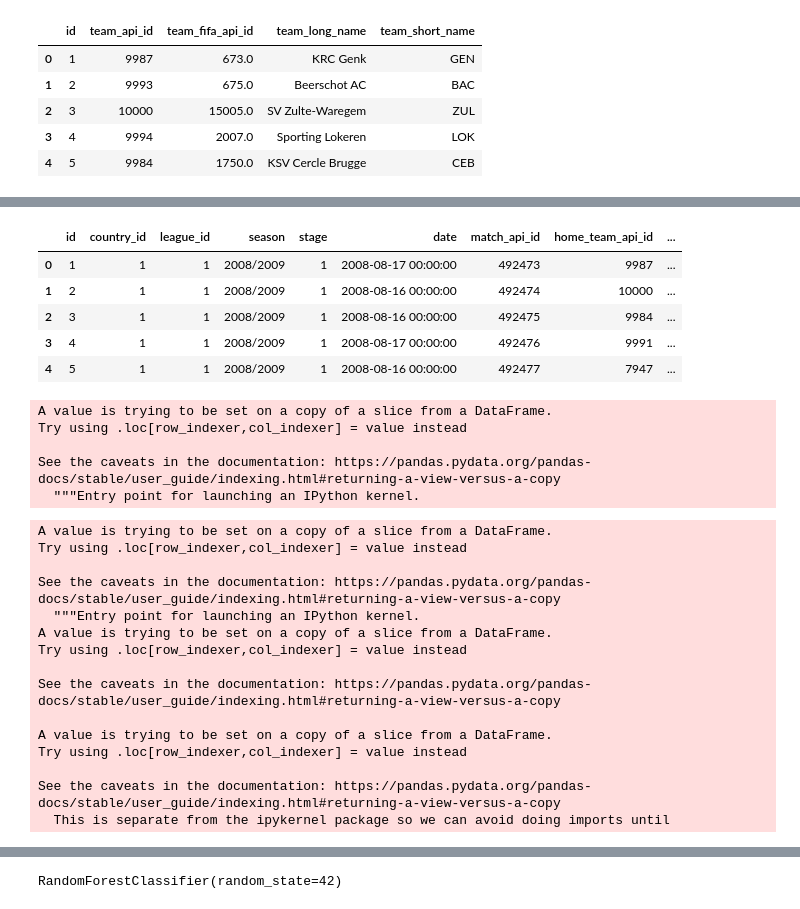
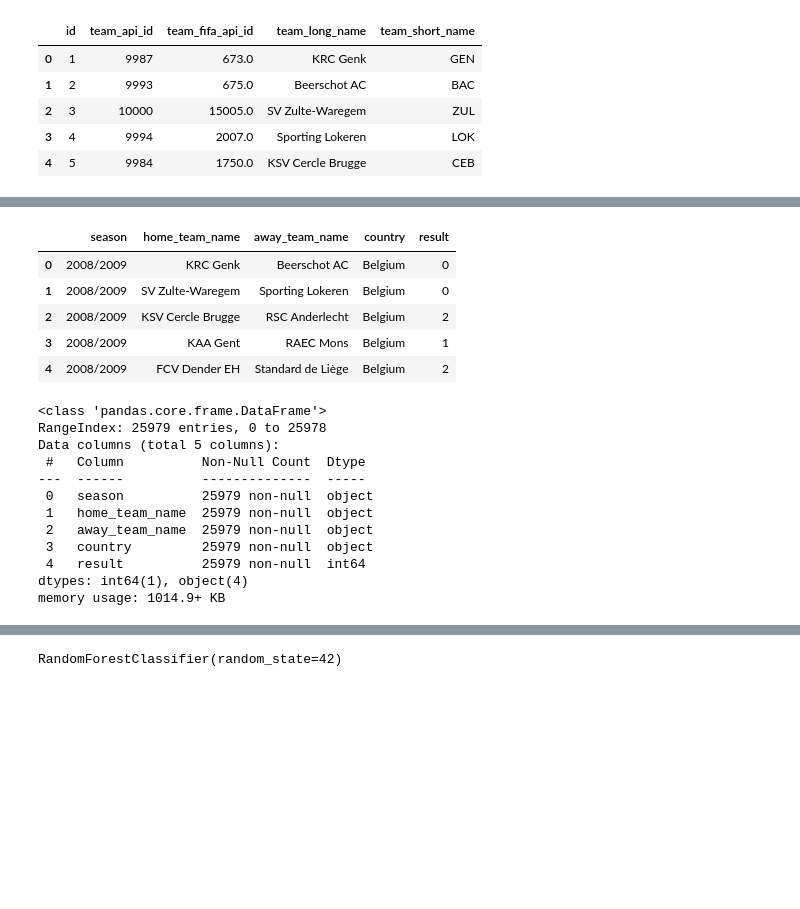
Before and after one commit to laurabarredaagusti/data_engineering_project, a Jupyter notebook: SRC/create_dataset.ipynb, the cells around one changed output, grey strips where cells are left out. Saved outputs shown, nothing was run; the diff lists cells and outputs as text; code cells hidden in the pictures; blank space fills up the shorter version.

```diff
--- a/SRC/create_dataset.ipynb
+++ b/SRC/create_dataset.ipynb
@@ -50,3 +70,5 @@ KRC Genk
 # %%
-match_df['home_team_name'] = match_df['home_team_api_id'].apply(lambda x: (sql_query(("SELECT team_long_name FROM Team WHERE team_api_id IS " + str(x)))).values[0][0])
-match_df['away_team_name'] = match_df['away_team_api_id'].apply(lambda x: (sql_query(("SELECT team_long_name FROM Team WHERE team_api_id IS " + str(x)))).values[0][0])
+df['home_team_name'] = match_df['home_team_api_id'].apply(lambda x: (sql_query(("SELECT team_long_name FROM Team WHERE team_api_id IS " + str(x)))).values[0][0])
+df['away_team_name'] = match_df['away_team_api_id'].apply(lambda x: (sql_query(("SELECT team_long_name FROM Team WHERE team_api_id IS " + str(x)))).values[0][0])
+# %%
+df['country'] = match_df['country_id'].apply(lambda x: (sql_query(("SELECT name FROM Country WHERE id IS " + str(x)))).values[0][0])
@@ -55,19 +102,19 @@ match_df['away_team_name'] = match_df['away_team_api_id'].apply(lambda x: (sql_q
 # 1 = gana home
 # 2 = gana away
 # %%
-match_df['result'] = None
+df['result'] = None
 # %%
-match_df['result'] = np.where(match_df['home_team_goal'] == match_df['away_team_goal'], 0, match_df['result'])
-match_df['result'] = np.where(match_df['home_team_goal'] > match_df['away_team_goal'], 1, match_df['result'])
-match_df['result'] = np.where(match_df['home_team_goal'] < match_df['away_team_goal'], 2, match_df['result'])
+df['result'] = np.where(match_df['home_team_goal'] == match_df['away_team_goal'], 0, df['result'])
+df['result'] = np.where(match_df['home_team_goal'] > match_df['away_team_goal'], 1, df['result'])
+df['result'] = np.where(match_df['home_team_goal'] < match_df['away_team_goal'], 2, df['result'])
 # %%
 pd.set_option('display.max_columns', None)
 # %%
-match_df.head()
+df.head()
 # %% [output]
-|  | id | country_id | league_id | season | stage | date | match_api_id | home_team_api_id | ... |
-| 0 | 1 | 1 | 1 | 2008/2009 | 1 | 2008-08-17 00:00:00 | 492473 | 9987 | ... |
-| 1 | 2 | 1 | 1 | 2008/2009 | 1 | 2008-08-16 00:00:00 | 492474 | 10000 | ... |
-| 2 | 3 | 1 | 1 | 2008/2009 | 1 | 2008-08-16 00:00:00 | 492475 | 9984 | ... |
-| 3 | 4 | 1 | 1 | 2008/2009 | 1 | 2008-08-17 00:00:00 | 492476 | 9991 | ... |
-| 4 | 5 | 1 | 1 | 2008/2009 | 1 | 2008-08-16 00:00:00 | 492477 | 7947 | ... |
+|  | season | home_team_name | away_team_name | country | result |
+| 0 | 2008/2009 | KRC Genk | Beerschot AC | Belgium | 0 |
+| 1 | 2008/2009 | SV Zulte-Waregem | Sporting Lokeren | Belgium | 0 |
+| 2 | 2008/2009 | KSV Cercle Brugge | RSC Anderlecht | Belgium | 2 |
+| 3 | 2008/2009 | KAA Gent | RAEC Mons | Belgium | 1 |
+| 4 | 2008/2009 | FCV Dender EH | Standard de Liège | Belgium | 2 |
@@ -76,10 +121,19 @@ first_ml = match_df[['league_id', 'season', 'home_team_name', 'away_team_name',
 # %%
-first_ml["result"] = pd.to_numeric(first_ml["result"])
+df["result"] = pd.to_numeric(df["result"])
-# %% [output]
-A value is trying to be set on a copy of a slice from a DataFrame.
-Try using .loc[row_indexer,col_indexer] = value instead
-
-See the caveats in the documentation: https://pandas.pydata.org/pandas-docs/stable/user_guide/indexing.html#returning-a-view-versus-a-copy
-  """Entry point for launching an IPython kernel.
+# %%
+df.info()
+# %% [output]
+<class 'pandas.core.frame.DataFrame'>
+RangeIndex: 25979 entries, 0 to 25978
+Data columns (total 5 columns):
+ #   Column          Non-Null Count  Dtype
+---  ------          --------------  -----
+ 0   season          25979 non-null  object
+ 1   home_team_name  25979 non-null  object
+ 2   away_team_name  25979 non-null  object
+ 3   country         25979 non-null  object
+ 4   result          25979 non-null  int64
+dtypes: int64(1), object(4)
+memory usage: 1014.9+ KB
 # %%
 from sklearn.preprocessing import LabelEncoder
@@ -88,20 +139,0 @@ le = LabelEncoder()
-# %%
-first_ml['season'] = le.fit_transform(first_ml['season'])
-first_ml['home_team_name'] = le.fit_transform(first_ml['home_team_name'])
-first_ml['away_team_name'] = le.fit_transform(first_ml['away_team_name'])
-# %% [output]
-A value is trying to be set on a copy of a slice from a DataFrame.
-Try using .loc[row_indexer,col_indexer] = value instead
-
-See the caveats in the documentation: https://pandas.pydata.org/pandas-docs/stable/user_guide/indexing.html#returning-a-view-versus-a-copy
-  """Entry point for launching an IPython kernel.
-A value is trying to be set on a copy of a slice from a DataFrame.
-Try using .loc[row_indexer,col_indexer] = value instead
-
-See the caveats in the documentation: https://pandas.pydata.org/pandas-docs/stable/user_guide/indexing.html#returning-a-view-versus-a-copy
-
-A value is trying to be set on a copy of a slice from a DataFrame.
-Try using .loc[row_indexer,col_indexer] = value instead
-
-See the caveats in the documentation: https://pandas.pydata.org/pandas-docs/stable/user_guide/indexing.html#returning-a-view-versus-a-copy
-  This is separate from the ipykernel package so we can avoid doing imports until
```
Also changed, not shown: parts of 23 cells of this notebook, 2 other files.
